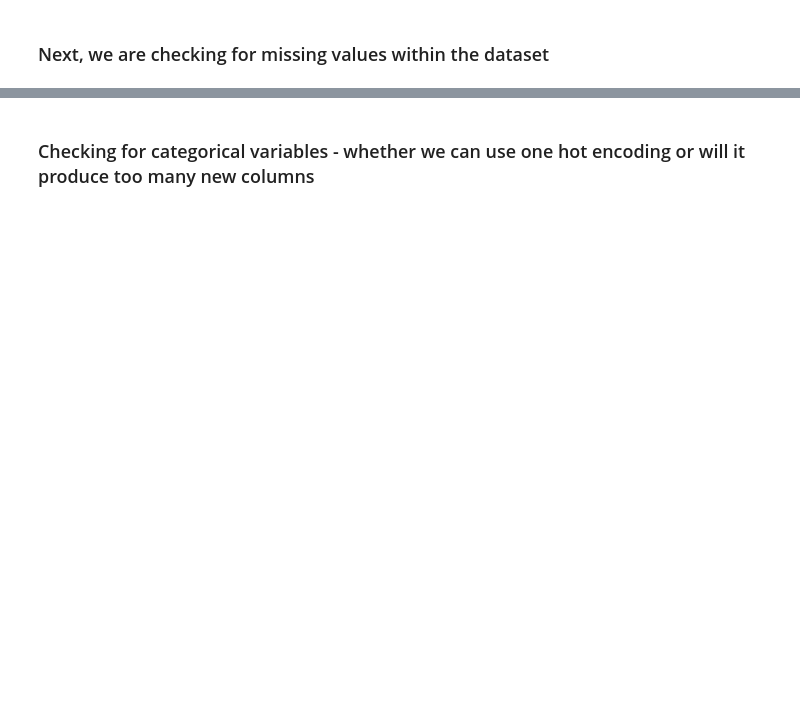
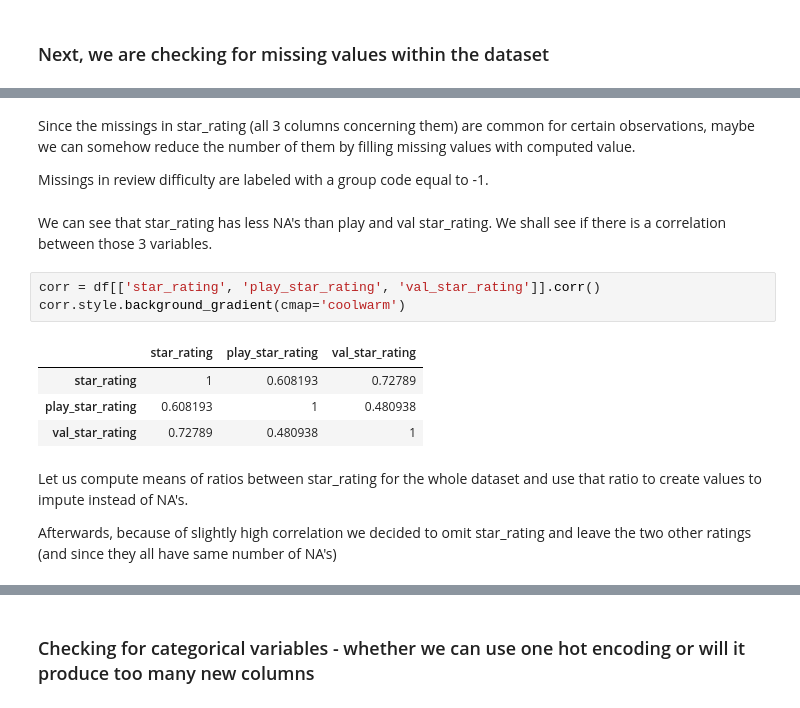
Before and after one commit to blawok/machine-learning-university-projects, a Jupyter notebook: LEGO/ML1_Regression_MThor_BKowalczuk.ipynb, the cells around one changed output, grey strips where cells are left out. Saved outputs shown, nothing was run; the diff lists cells and outputs as text; blank space fills up the shorter version.

```diff
--- a/LEGO/ML1_Regression_MThor_BKowalczuk.ipynb
+++ b/LEGO/ML1_Regression_MThor_BKowalczuk.ipynb
@@ -59,0 +69,18 @@ Since the missings in review difficulty can be easily imputed with
+# %% [markdown]
+Since the missings in star_rating (all 3 columns concerning them) are common for certain observations, maybe we can somehow reduce the number of them by filling missing values with computed value.
+
+Missings in review difficulty are labeled with a group code equal to -1.
+# %% [markdown]
+We can see that star_rating has less NA's than play and val star_rating. We shall see if there is a correlation between those 3 variables.
+# %%
+corr = df[['star_rating', 'play_star_rating', 'val_star_rating']].corr()
+corr.style.background_gradient(cmap='coolwarm')
+# %% [output]
+|  | star_rating | play_star_rating | val_star_rating |
+| star_rating | 1 | 0.608193 | 0.72789 |
+| play_star_rating | 0.608193 | 1 | 0.480938 |
+| val_star_rating | 0.72789 | 0.480938 | 1 |
+# %% [markdown]
+Let us compute means of ratios between star_rating for the whole dataset and use that ratio to create values to impute instead of NA's.
+
+Afterwards, because of slightly high correlation we decided to omit star_rating and leave the two other ratings (and since they all have same number of NA's)
```
Also changed, not shown: parts of 25 cells of this notebook.
